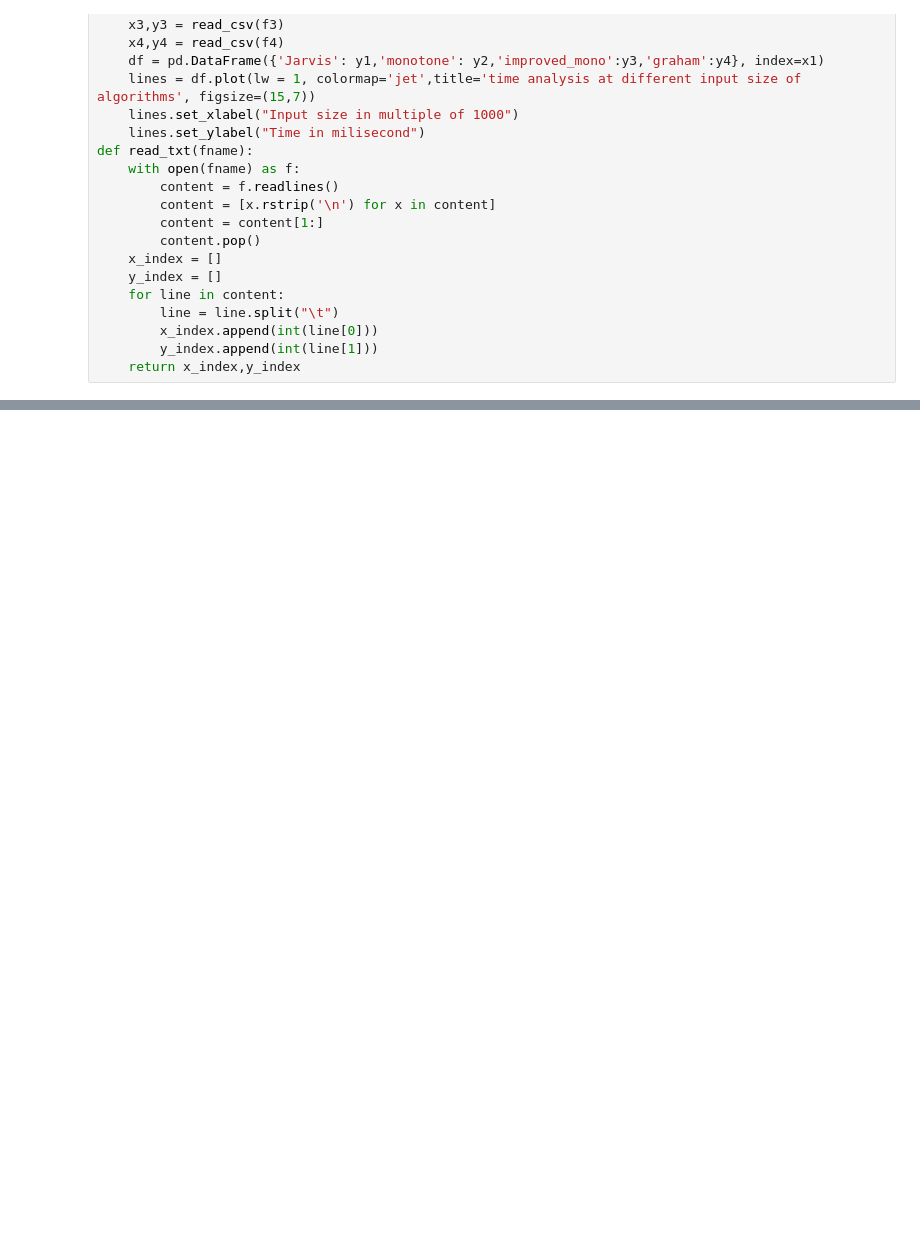
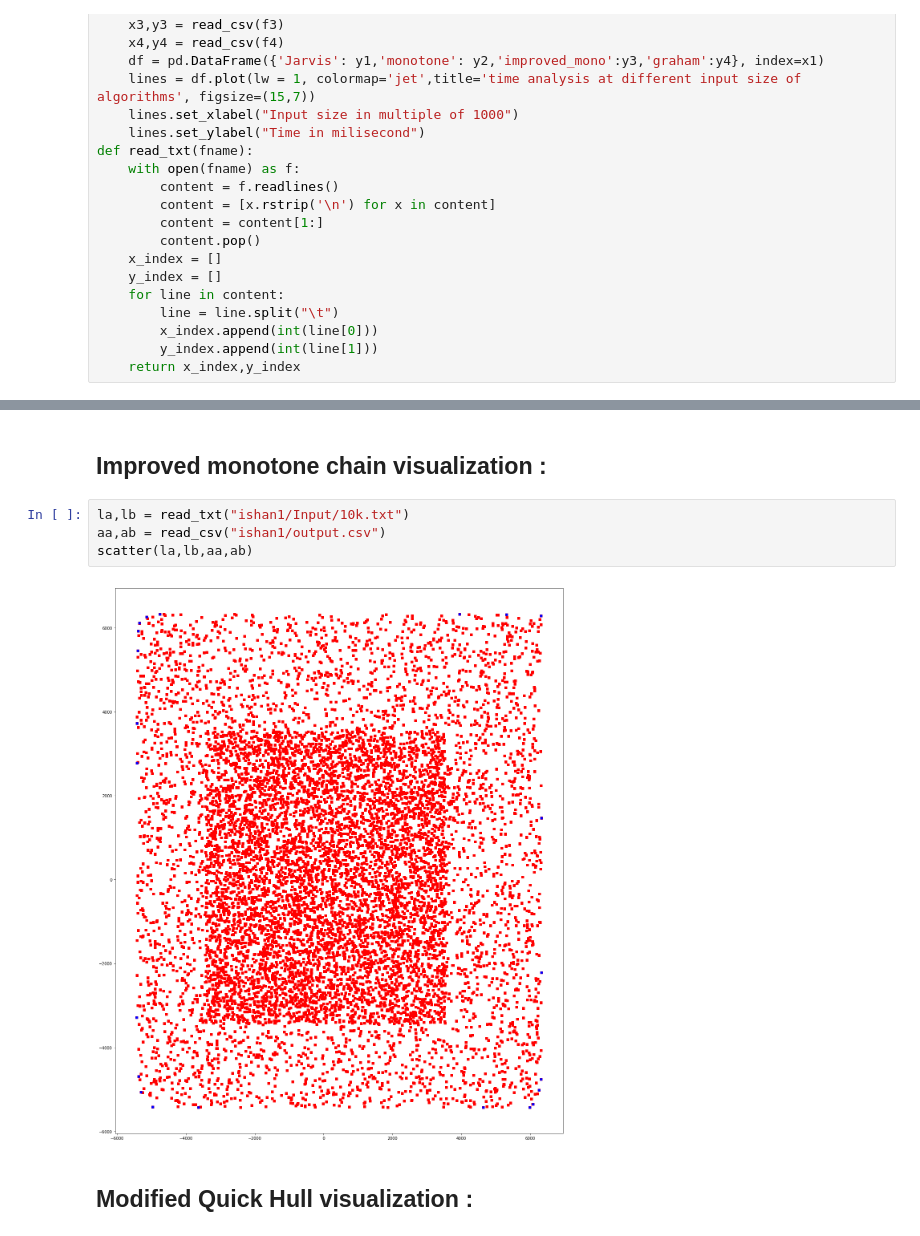
Before and after one commit to ishan16696/ConvexHULL-Optimisation, a Jupyter notebook: graph.ipynb, the cells around one changed output, grey strips where cells are left out. Drawn from its saved outputs; the diff is of its cells as text; blank space fills up the shorter version.

```diff
--- a/graph.ipynb
+++ b/graph.ipynb
@@ -82,0 +77,10 @@ def read_txt(fname):
+# %% [markdown]
+## Improved monotone chain visualization :
+# %%
+la,lb = read_txt("ishan1/Input/10k.txt")
+aa,ab = read_csv("ishan1/output.csv")
+scatter(la,lb,aa,ab)
+# %% [output]
+[figure, added]
+# %% [markdown]
+## Modified Quick Hull visualization :
```
Also changed, not shown: parts of 16 cells of this notebook, 34 other files.
